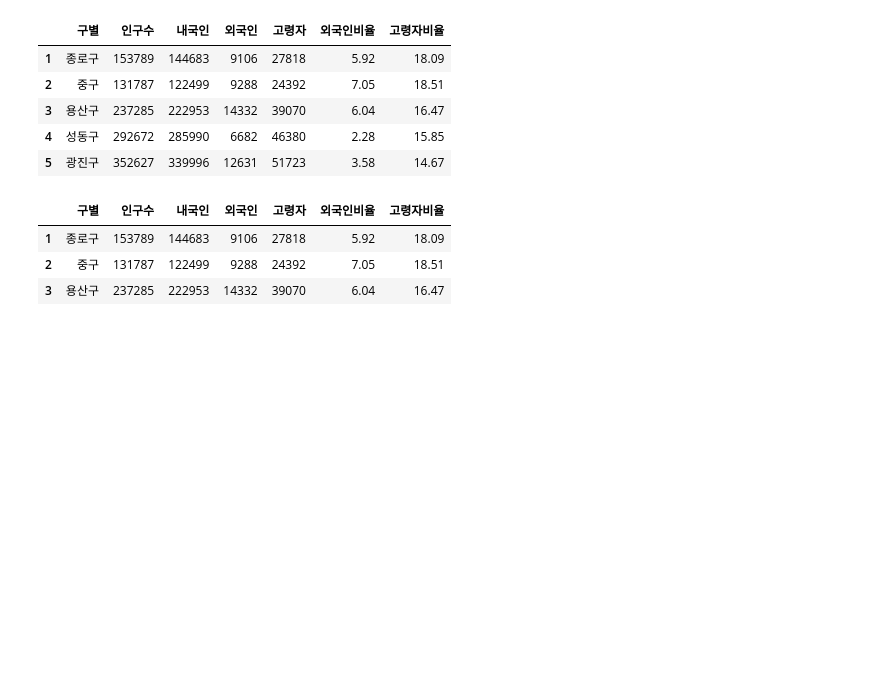
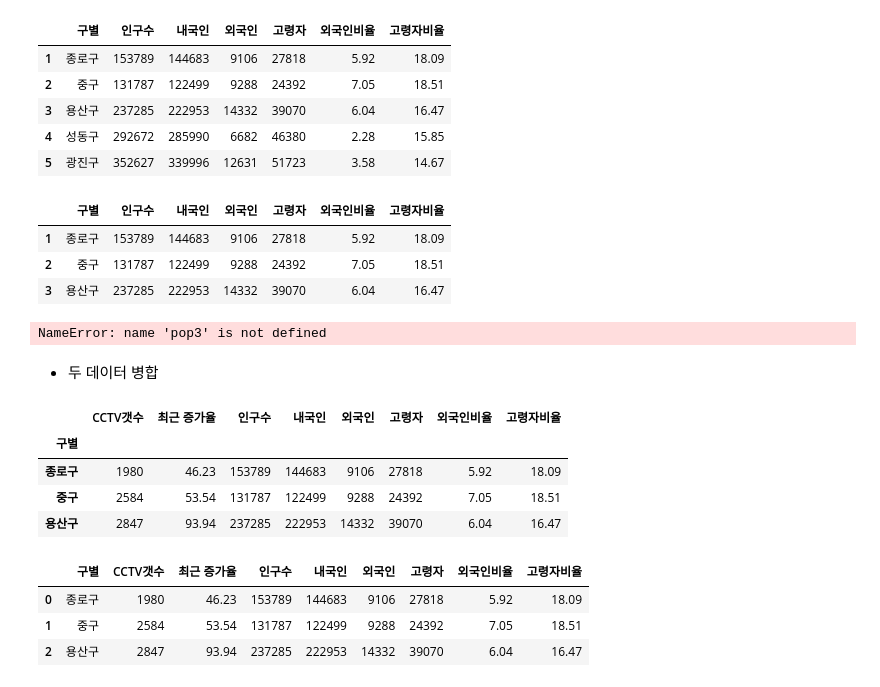
Before and after one commit to wowgang/DataAnalysis_Lecture-2023.04, a Jupyter notebook: 02.Pandas/06.z과제제출.ipynb, the cells around one changed output. Drawn from its saved outputs; the diff is of its cells as text; code cells hidden in the pictures; blank space fills up the shorter version.

```diff
--- a/02.Pandas/06.z제출 copy.ipynb
+++ b/02.Pandas/06.z과제제출.ipynb
@@ -147,7 +210 @@ pop2.rename(columns={
-# %%
-# type바꾸기
-pop2['인구수'] = pop2['인구수'].str.replace(',', '').astype(int)
-pop2['내국인'] = pop2['내국인'].str.replace(',', '').astype(int)
-pop2['외국인'] = pop2['외국인'].str.replace(',', '').astype(int)
-pop2['고령자'] = pop2['고령자'].str.replace(',', '').astype(int)
 # %%
@@ -171,3 +229,8 @@ pop3
 | 1 | 종로구 | 153789 | 144683 | 9106 | 27818 | 5.92 | 18.09 |
 | 2 | 중구 | 131787 | 122499 | 9288 | 24392 | 7.05 | 18.51 |
 | 3 | 용산구 | 237285 | 222953 | 14332 | 39070 | 6.04 | 16.47 |
+# %%
+# 데이터 파일 저장하기
+pop3.to_csv('data/pop.csv', index=False, encoding='euc-kr') # 반드시 index=False index를 포함하지 않고 데이터 저장..
+# %% [output]
+NameError: name 'pop3' is not defined
@@ -173,0 +240,21 @@ pop3
+# %% [markdown]
+- 두 데이터 병합
+# %%
+df = pd.merge(cctv2, pop3)
+df.set_index('구별', inplace=True)
+df
+# %% [output]
+|  | CCTV갯수 | 최근 증가율 | 인구수 | 내국인 | 외국인 | 고령자 | 외국인비율 | 고령자비율 |
+| 구별 |  |  |  |  |  |  |  |  |
+| 종로구 | 1980 | 46.23 | 153789 | 144683 | 9106 | 27818 | 5.92 | 18.09 |
+| 중구 | 2584 | 53.54 | 131787 | 122499 | 9288 | 24392 | 7.05 | 18.51 |
+| 용산구 | 2847 | 93.94 | 237285 | 222953 | 14332 | 39070 | 6.04 | 16.47 |
+# %%
+df.to_csv('data/cctv_pop.csv')
+vf = pd.read_csv('data/cctv_pop.csv')
+vf.head()
+# %% [output]
+|  | 구별 | CCTV갯수 | 최근 증가율 | 인구수 | 내국인 | 외국인 | 고령자 | 외국인비율 | 고령자비율 |
+| 0 | 종로구 | 1980 | 46.23 | 153789 | 144683 | 9106 | 27818 | 5.92 | 18.09 |
+| 1 | 중구 | 2584 | 53.54 | 131787 | 122499 | 9288 | 24392 | 7.05 | 18.51 |
+| 2 | 용산구 | 2847 | 93.94 | 237285 | 222953 | 14332 | 39070 | 6.04 | 16.47 |
```
Also changed, not shown: parts of 19 cells of this notebook, 11 other files.
